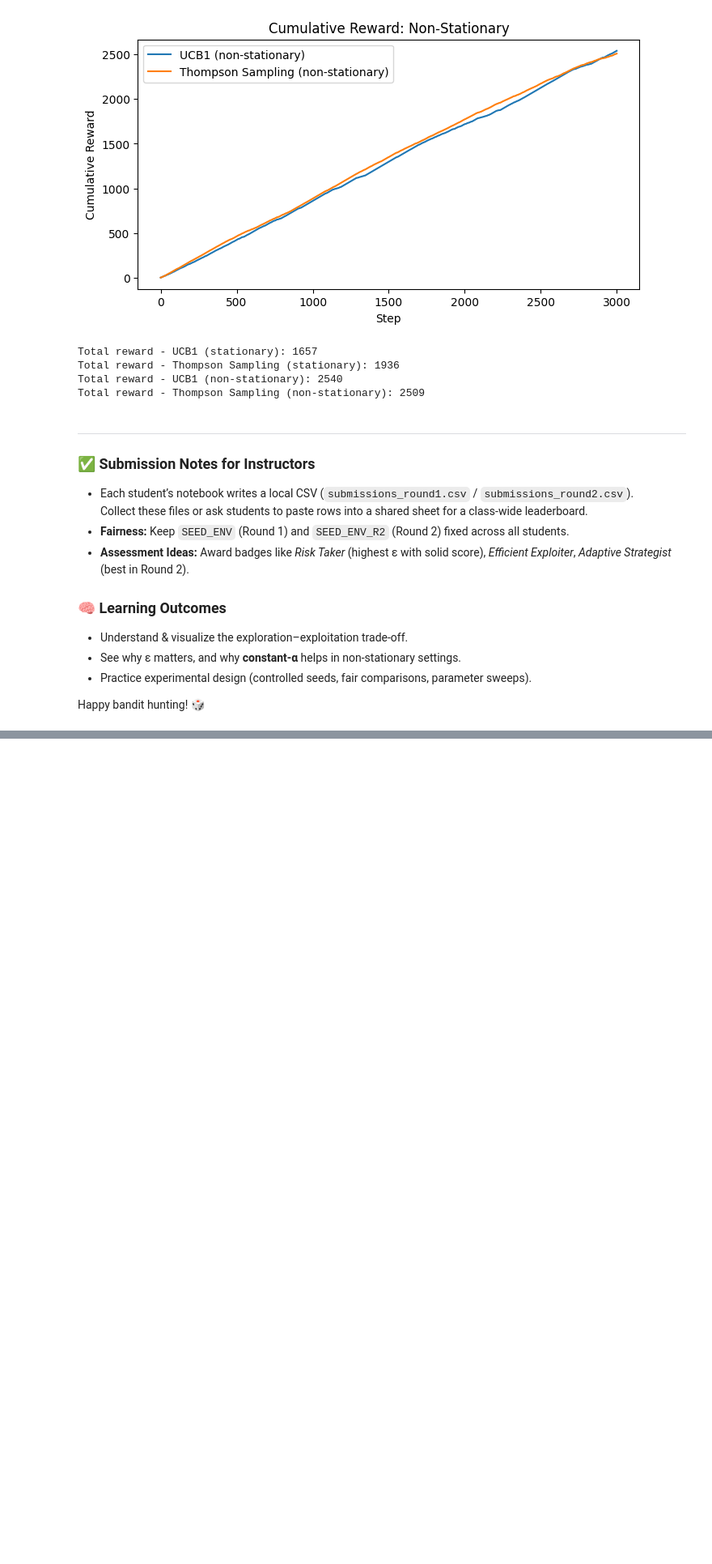
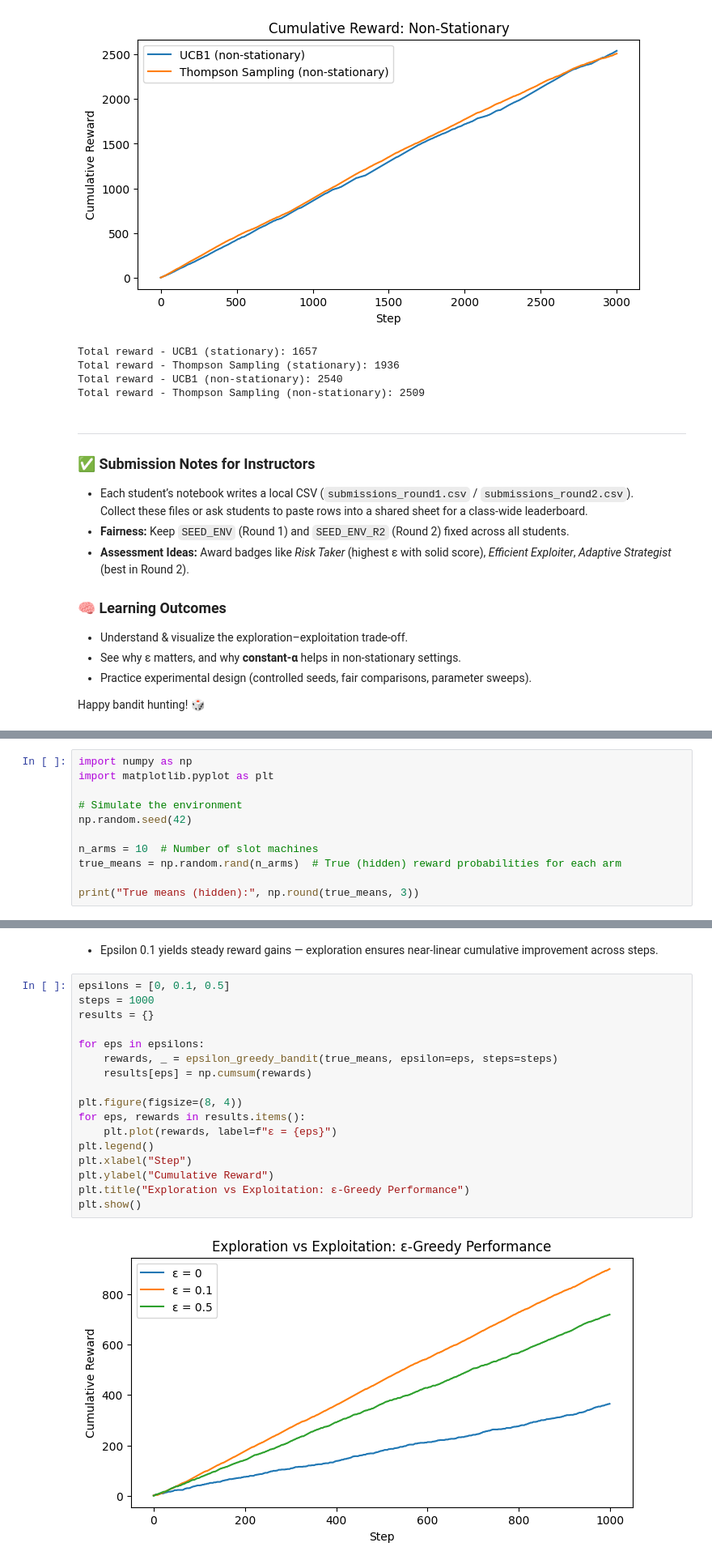
Before and after one commit to tcsgik/CSCN8020_Workshop-MultiArmedBandit, a Jupyter notebook: Casino_Challenge_MAB_Workshop.ipynb, the cells around one changed output, grey strips where cells are left out. Shown at 81% size. Cells and saved outputs as stored; diff of their text form; blank space fills up the shorter version.

```diff
--- a/Casino_Challenge_MAB_Workshop.ipynb
+++ b/Casino_Challenge_MAB_Workshop.ipynb
@@ -628,0 +638,11 @@ Happy bandit hunting! 🎲
+# %%
+import numpy as np
+import matplotlib.pyplot as plt
+
+# Simulate the environment
+np.random.seed(42)
+
+n_arms = 10  # Number of slot machines
+true_means = np.random.rand(n_arms)  # True (hidden) reward probabilities for each arm
+
+print("True means (hidden):", np.round(true_means, 3))
@@ -628,0 +706,21 @@ Happy bandit hunting! 🎲
+# %% [markdown]
+- Epsilon 0.1 yields steady reward gains — exploration ensures near-linear cumulative improvement across steps.
+# %%
+epsilons = [0, 0.1, 0.5]
+steps = 1000
+results = {}
+
+for eps in epsilons:
+    rewards, _ = epsilon_greedy_bandit(true_means, epsilon=eps, steps=steps)
+    results[eps] = np.cumsum(rewards)
+
+plt.figure(figsize=(8, 4))
+for eps, rewards in results.items():
+    plt.plot(rewards, label=f"ε = {eps}")
+plt.legend()
+plt.xlabel("Step")
+plt.ylabel("Cumulative Reward")
+plt.title("Exploration vs Exploitation: ε-Greedy Performance")
+plt.show()
+# %% [output]
+[figure, added]
```
Also changed, not shown: parts of 7 cells of this notebook.
